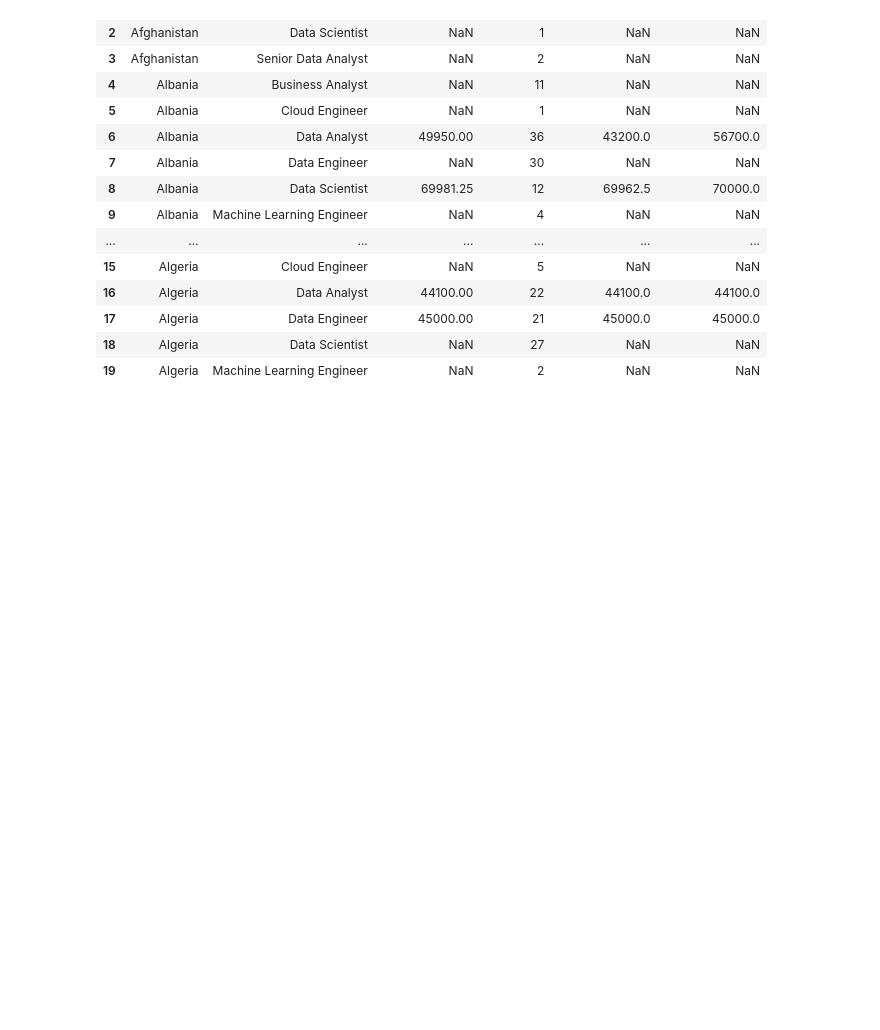
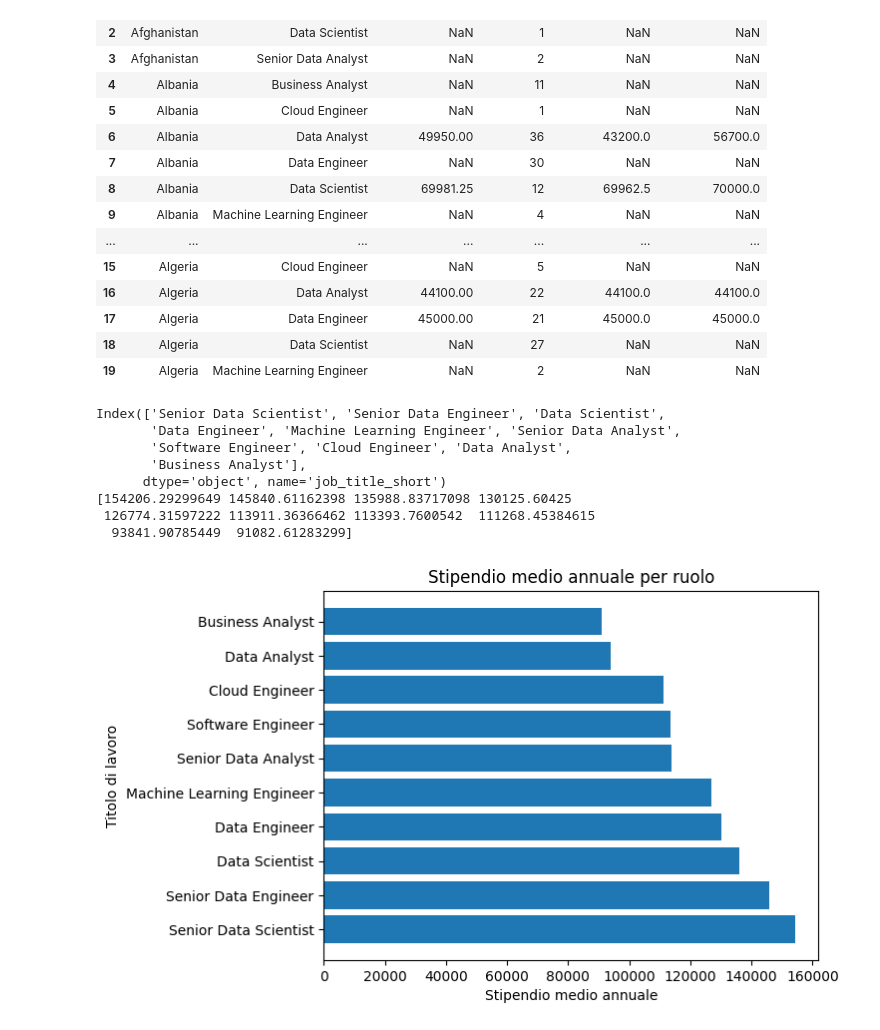
Before and after one commit to lisacontardo/Lab_2, a Jupyter notebook: 3_Esercizi_lez_3.ipynb, the cells around one changed output. Cells and saved outputs as stored; diff of their text form; code cells hidden in the pictures; blank space fills up the shorter version.

```diff
--- a/3_Esercizi_lez_3.ipynb
+++ b/3_Esercizi_lez_3.ipynb
@@ -175,0 +174,33 @@ Index(['job_title_short', 'job_title', 'job_location', 'job_via',
+# %%
+#grafico a barre orizzontali dello stipendio medio (ordine decrescente) per i diversi ruoli
+
+import matplotlib.pyplot as plt
+#devo raggruppare i dati per job_title_short perchè ci sono molte offerte per lo stesso ruolo
+raggruppa = df.groupby('job_title_short')
+#raggruppa non è una colonna del df, serve perchè posso dire che operazione fare su ogni gruppo
+stipendi_medi = raggruppa['salary_year_avg'].mean()
+#stipendi medi è una series con INDICE(job_title_short) e per valori gli stipendi medi
+#devo ordinare gli stipendi in ordine descrescente
+stipendi_sorted = stipendi_medi.sort_values(ascending = False)
+#stipendi_sorted è una series che ha index e values
+
+#grafico a barre orizzontali
+
+print(stipendi_sorted.index) #contiene le etichette ossia job_title_short
+print(stipendi_sorted.values) #contiene valori dello stipendio ordinati
+
+plt.barh(stipendi_sorted.index, stipendi_sorted.values)
+plt.xlabel('Stipendio medio annuale')
+plt.ylabel('Titolo di lavoro')
+plt.title('Stipendio medio annuale per ruolo')
+plt.show()
+# %% [output]
+Index(['Senior Data Scientist', 'Senior Data Engineer', 'Data Scientist',
+       'Data Engineer', 'Machine Learning Engineer', 'Senior Data Analyst',
+       'Software Engineer', 'Cloud Engineer', 'Data Analyst',
+       'Business Analyst'],
+      dtype='object', name='job_title_short')
+[154206.29299649 145840.61162398 135988.83717098 130125.60425
+ 126774.31597222 113911.36366462 113393.7600542  111268.45384615
+  93841.90785449  91082.61283299]
+[figure, added]
```
Also changed, not shown: parts of 1 cell of this notebook.
